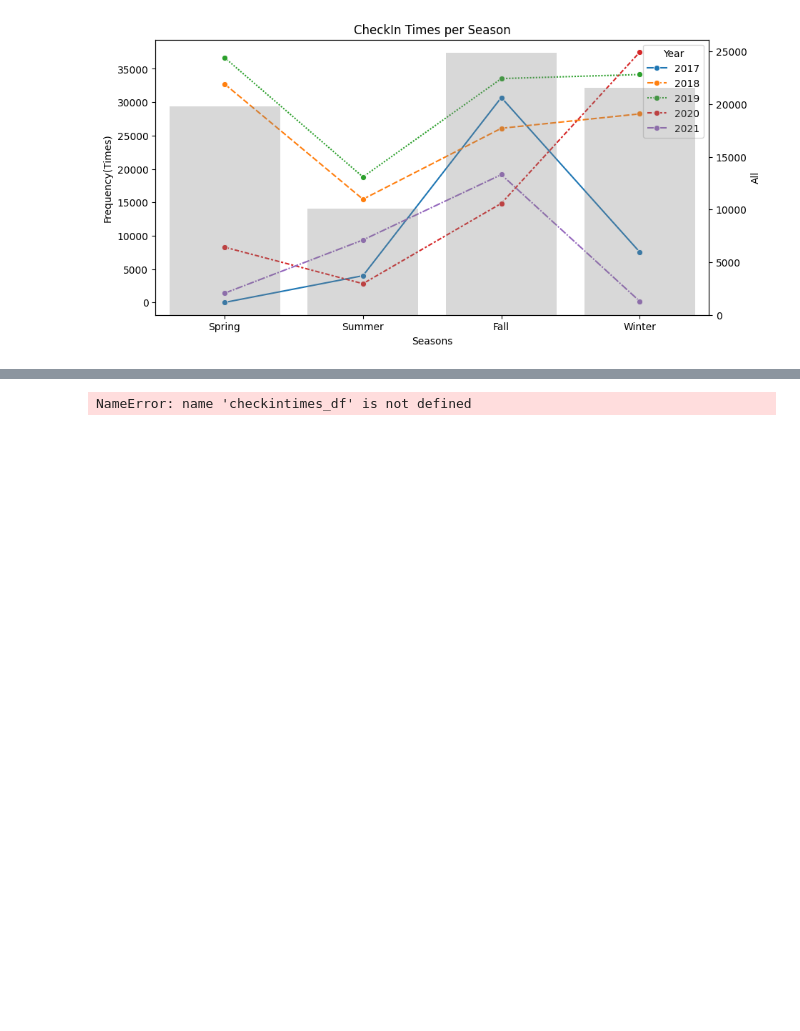
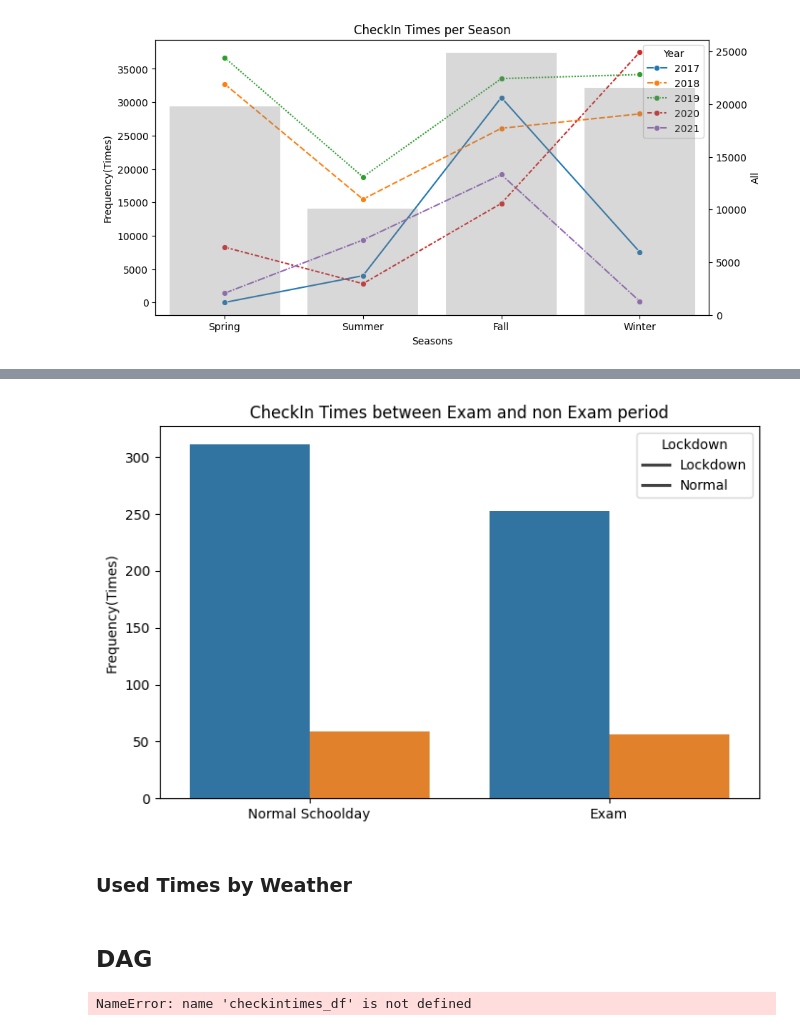
Before and after one commit to mingming2-alya/Business-Analyzing-with-ACLO, a Jupyter notebook: ACLO.ipynb, the cells around one changed output, grey strips where cells are left out. Saved outputs shown, nothing was run; the diff lists cells and outputs as text; code cells hidden in the pictures; blank space fills up the shorter version.

```diff
--- a/ACLO.ipynb
+++ b/ACLO.ipynb
@@ -649,0 +982,3 @@ plt.show()
+# %%
+checkinDF["Exam"] = checkinDF["Checkin Time"].apply(getExam)
+display(checkinDF.head())
@@ -649,0 +992,4 @@ plt.show()
+# %%
+#normalized exam and normal school day
+numExam = checkinDF[checkinDF["Holiday"].isna()].groupby(["Covid", "Exam"]).size().reset_index(name = "Frequency")
+display(numExam)
@@ -649,0 +1002,3 @@ plt.show()
+# %%
+numCalExam = calendar[calendar["holiday"].isna()].groupby(["Lockdown", "Exam"]).size().reset_index(name = "Frequency")
+display(numCalExam)
@@ -649,0 +1011,7 @@ plt.show()
+# %%
+numAllExam = numCalExam.merge(numExam, how = "left",\
+                                  left_on = ["Lockdown", "Exam"], right_on = ["Covid", "Exam"],\
+                                    suffixes = ["_hol", "_check"])
+
+numAllExam["Normalized"] = numAllExam["Frequency_check"] / numAllExam["Frequency_hol"]
+display(numAllExam)
@@ -649,0 +1024,18 @@ plt.show()
+# %%
+#plot
+plt.figure(figsize=(8,5))
+exam = sns.barplot(data = numAllExam, x="Exam", y="Normalized", hue="Lockdown")
+exam.set_title("CheckIn Times between Exam and non Exam period")
+exam.set_xlabel("")
+exam.set_ylabel("Frequency(Times)")
+exam.legend(title = "Lockdown", labels = ["Lockdown", "Normal"])
+
+examType = ["Normal Schoolday", "Exam"]
+exam.set_xticklabels(examType)
+
+
+plt.show()
+# %% [output]
+[figure, added]
+# %% [markdown]
+### Used Times by Weather
@@ -650,3 +1044,5 @@ plt.show()
+# %% [markdown]
+## DAG
 # %%
 #Correlation Table
 
```
Also changed, not shown: parts of 49 cells of this notebook, 2 other files.
